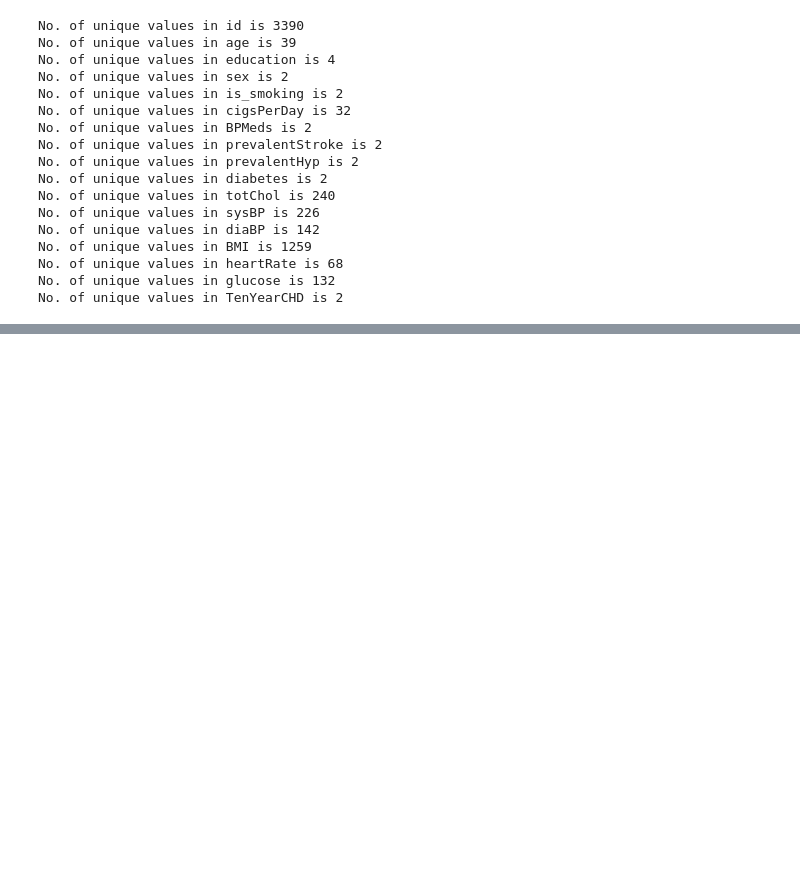
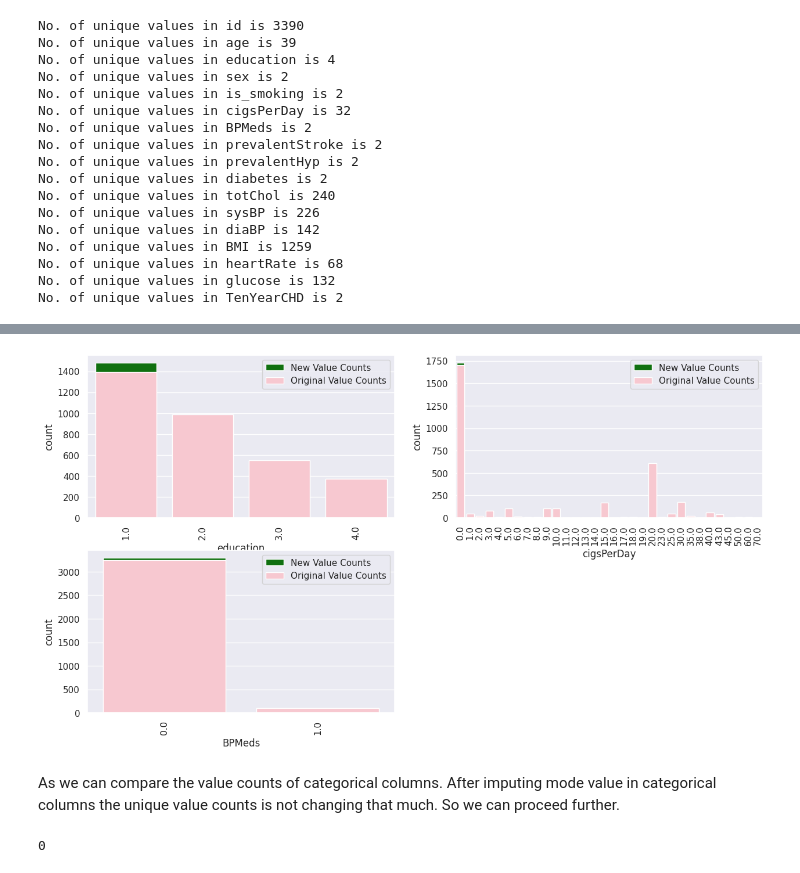
Before and after one commit to anasmalik081/Cardiovascular-Risk-Prediction-Capstone-Project, a Jupyter notebook: Individual_Notebook_Cardiovascular_Risk_Prediction_Capstone_Project.ipynb, the cells around one changed output, grey strips where cells are left out. Cells and saved outputs as stored; diff of their text form; code cells hidden in the pictures; blank space fills up the shorter version.

```diff
--- a/Individual_Notebook_Cardiovascular_Risk_Prediction_Capstone_Project.ipynb
+++ b/Individual_Notebook_Cardiovascular_Risk_Prediction_Capstone_Project.ipynb
@@ -240,0 +310,24 @@ No. of unique values in TenYearCHD is 2
+# %%
+# Imputing mode value in categorical columns
+for col in categorical_cols:
+  df[col].fillna(df[col].mode()[0], inplace=True)
+# %%
+# Visualizing the unique value counts
+sns.set()
+plt.figure(figsize=(15, 8))
+for i, col in enumerate(categorical_cols):
+  plt.subplot(2, 2, i+1)
+  sns.countplot(x=df[col], color='green', label='New Value Counts')
+  sns.countplot(x=dataset[col], color="pink", label='Original Value Counts')
+  plt.xticks(rotation='vertical')
+  plt.legend()
+plt.show()
+# %% [output]
+[figure, added]
+# %% [markdown]
+As we can compare the value counts of categorical columns. After imputing mode value in categorical columns the unique value counts is not changing that much. So we can proceed further.
+# %%
+# Missing Value count
+df.isnull().sum().sum()
+# %% [output]
+0
```
Also changed, not shown: parts of 15 cells of this notebook.
